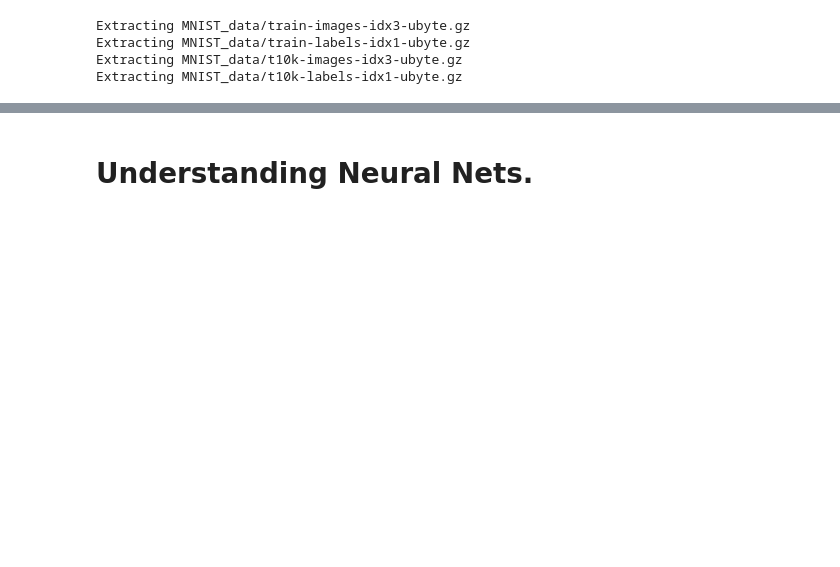
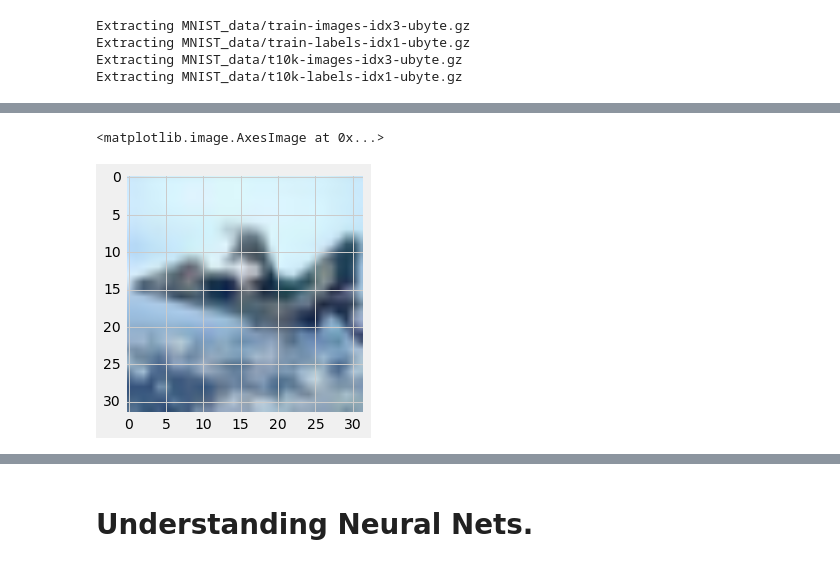
Before and after one commit to oikobill/NLP, a Jupyter notebook: transfer_learning/visualizing_NNs.ipynb, the cells around one changed output, grey strips where cells are left out. Drawn from its saved outputs; the diff is of its cells as text; code cells hidden in the pictures; blank space fills up the shorter version.

```diff
--- a/transfer_learning/visualizing_NNs.ipynb
+++ b/transfer_learning/visualizing_NNs.ipynb
@@ -18,0 +43,41 @@ Extracting MNIST_data/t10k-labels-idx1-ubyte.gz
+# %%
+le = LabelEncoder() # to convert string labels to integers
+y_train = to_categorical(le.fit_transform(dataset_labels), 10)
+# %%
+X_train = []
+for f in tqdm(sampled_files):
+    X_train.append(img_to_array(load_img("data/cifar10/train/"+f)))
+
+X_train = np.array(X_train)/255
+# %%
+model = Sequential()
+
+model.add(Conv2D(32, (3, 3), padding='same',
+                 input_shape=X_train.shape[1:]))
+model.add(Activation('relu'))
+model.add(Conv2D(32, (3, 3)))
+model.add(Activation('relu'))
+model.add(MaxPooling2D(pool_size=(2, 2)))
+model.add(Dropout(0.25))
+model.add(Conv2D(64, (3, 3), padding='same'))
+model.add(Activation('relu'))
+model.add(Conv2D(64, (3, 3)))
+model.add(Activation('relu'))
+model.add(MaxPooling2D(pool_size=(2, 2)))
+model.add(Dropout(0.25))
+model.add(GlobalAveragePooling2D())
+model.add(Dense(10, activation='softmax'))
+
+# initiate RMSprop optimizer
+opt = rmsprop(lr=0.0001, decay=1e-6)
+
+# Let's train the model using RMSprop
+model.compile(loss='categorical_crossentropy',
+              optimizer=opt,
+              metrics=['accuracy'])
+# %%
+# Takes too long (on a regular machine) and performance is bad
+checkpointer = ModelCheckpoint(filepath='models/cifar_10_simple_cnn.h5',
+                               verbose=1, save_best_only=True, monitor="val_loss")
+
+model.fit(X_train, y_train, batch_size=32, epochs=50, validation_split=0.125, callbacks=[checkpointer])
@@ -18,0 +89,5 @@ Extracting MNIST_data/t10k-labels-idx1-ubyte.gz
+# %%
+plt.imshow(X_train[0])
+# %% [output]
+<matplotlib.image.AxesImage at 0x...>
+[figure, added]
```
Also changed, not shown: parts of 11 cells of this notebook, 1 other file.
